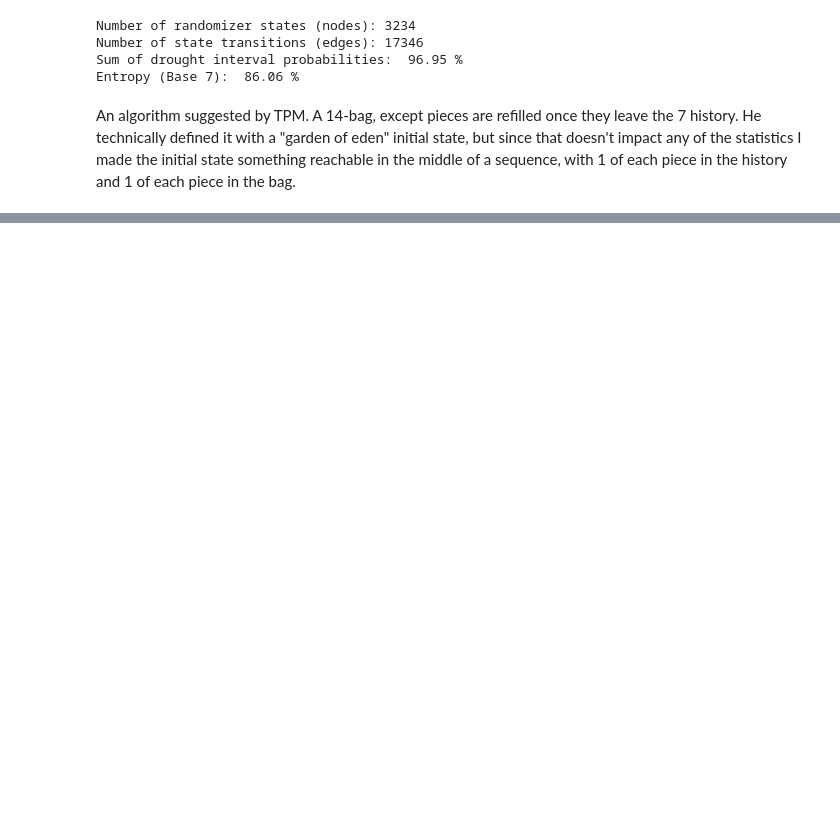
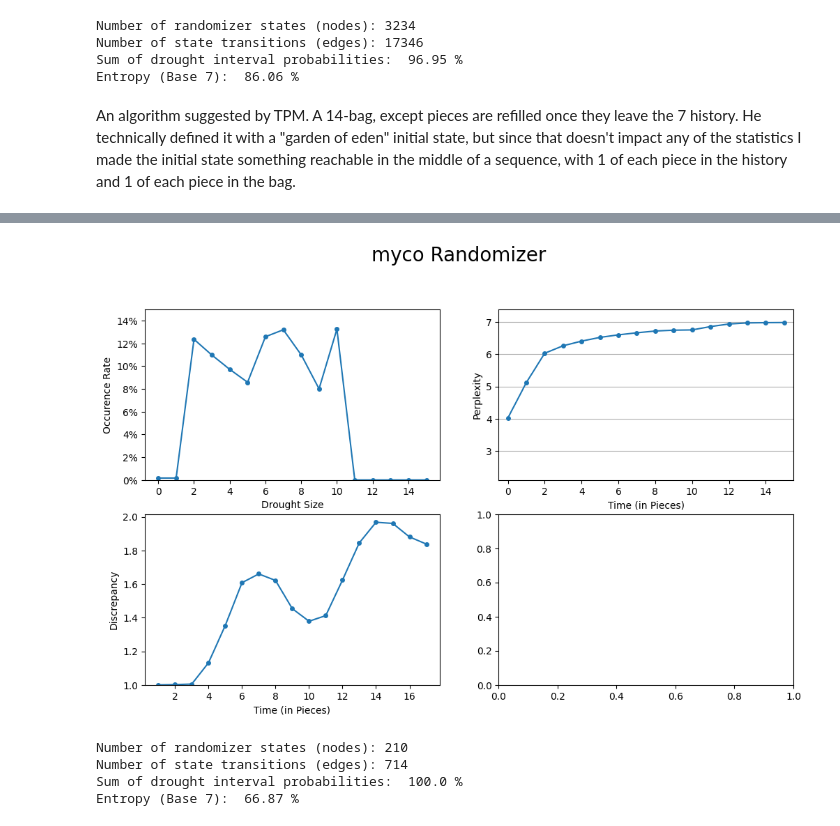
Before and after one commit to ericjtaylor/new_bags, a Jupyter notebook: new_bag.ipynb, the cells around one changed output, grey strips where cells are left out. Saved outputs shown, nothing was run; the diff lists cells and outputs as text; code cells hidden in the pictures; blank space fills up the shorter version.

Commit message:
updated to latest python and added myco

```diff
--- a/new_bag.ipynb
+++ b/new_bag.ipynb
@@ -2095,0 +2105,63 @@ Entropy (Base 7):  74.46 %
+# %%
+def myco(drought_max=10):
+    graph = nx.DiGraph()
+    state_set = set()
+    state_work = list()
+
+    old_state = tuple(range(7))
+    state_work.append(old_state)
+
+    while len(state_work) > 0:
+        # manage work queue
+        old_state = copy.deepcopy(state_work[0])
+        state_work.pop(0)
+        state_set.add(old_state)
+
+        n_rare = sum(1 for i in old_state if (i <= 1))
+        n_common = sum(1 for i in old_state if (i > 1 and i < 10))
+        n_total = n_rare + n_common
+
+        p_recent = 1/n_total * 1/75
+        p_normal = 1/n_total
+        p_droughted = 1/n_total + (n_rare/n_total * 74/75)
+
+        # explore state transitions
+        for roll in range(7):
+            new_state = [drought for drought in old_state]
+            drought = new_state[roll]
+            new_state = [drought + 1 for drought in new_state]
+            new_state[roll] = 0
+            new_state.sort()
+
+            # detect forbidden state transitions
+            if max(new_state) > drought_max:
+                continue
+
+            weight = p_normal
+            if old_state[roll] == 10:
+                weight = 1.0
+            elif old_state[roll] <= 1:
+                weight = p_recent
+            elif roll == 6:
+                weight = p_droughted
+
+            new_state = tuple(new_state)
+            graph.add_edge(
+                old_state,
+                new_state,
+                drought=drought,
+                pick=roll,
+                weight=weight)
+            if (new_state not in state_set) and (new_state not in state_work):
+                state_work.append(new_state)
+    return graph
+
+myco = myco()
+rand_report(myco, "myco")
+write_rand(myco, "myco")
+# %% [output]
+[figure, added]
+Number of randomizer states (nodes): 210
+Number of state transitions (edges): 714
+Sum of drought interval probabilities:  100.0 %
+Entropy (Base 7):  66.87 %
```
Also changed, not shown: parts of 37 cells of this notebook, 2 other files.
